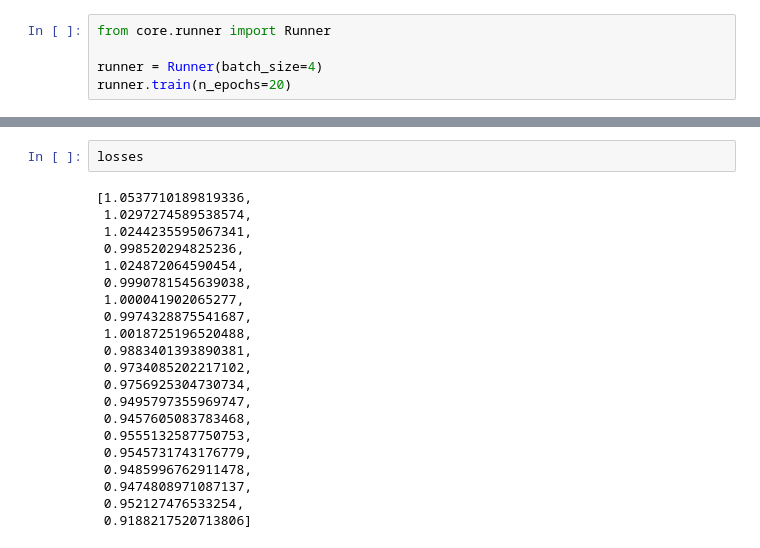
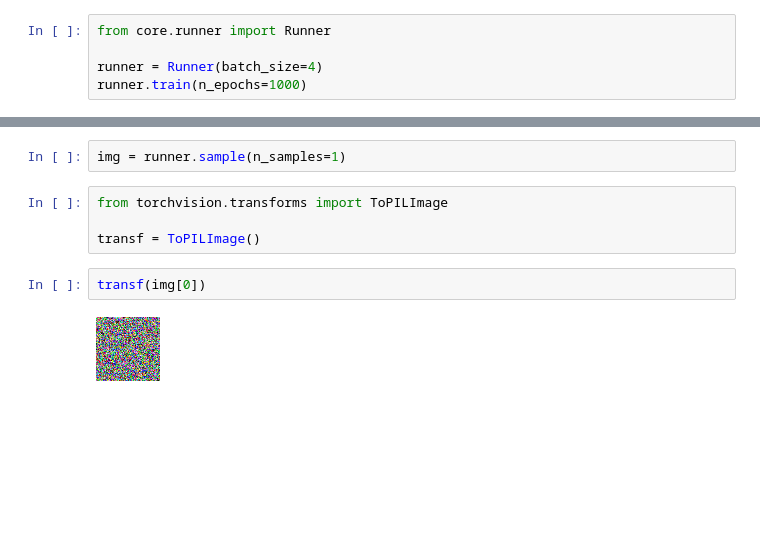
Before and after one commit to JosephRRB/Diffusion_models_generating_pokemon, a Jupyter notebook: For testing.ipynb, the cells around one changed output, grey strips where cells are left out. Saved outputs shown, nothing was run; the diff lists cells and outputs as text; blank space fills up the shorter version.

```diff
--- a/For testing.ipynb
+++ b/For testing.ipynb
@@ -2,5 +2,5 @@
 from core.runner import Runner
 
 runner = Runner(batch_size=4)
-runner.train(n_epochs=20)
+runner.train(n_epochs=1000)
 # %% [output]
@@ -8,23 +17,10 @@ Iteration: 0, Ave Loss of Epoch:, 1.1225
-# %%
-losses
-# %% [output]
-[1.0537710189819336,
- 1.0297274589538574,
- 1.0244235595067341,
- 0.998520294825236,
- 1.024872064590454,
- 0.9990781545639038,
- 1.000041902065277,
- 0.9974328875541687,
- 1.0018725196520488,
- 0.9883401393890381,
- 0.9734085202217102,
- 0.9756925304730734,
- 0.9495797355969747,
- 0.9457605083783468,
- 0.9555132587750753,
- 0.9545731743176779,
- 0.9485996762911478,
- 0.9474808971087137,
- 0.952127476533254,
- 0.9188217520713806]
+# %%
+img = runner.sample(n_samples=1)
+# %%
+from torchvision.transforms import ToPILImage
+
+transf = ToPILImage()
+# %%
+transf(img[0])
+# %% [output]
+[figure, added]
```
Also changed, not shown: parts of 1 cell of this notebook, 1 other file.
